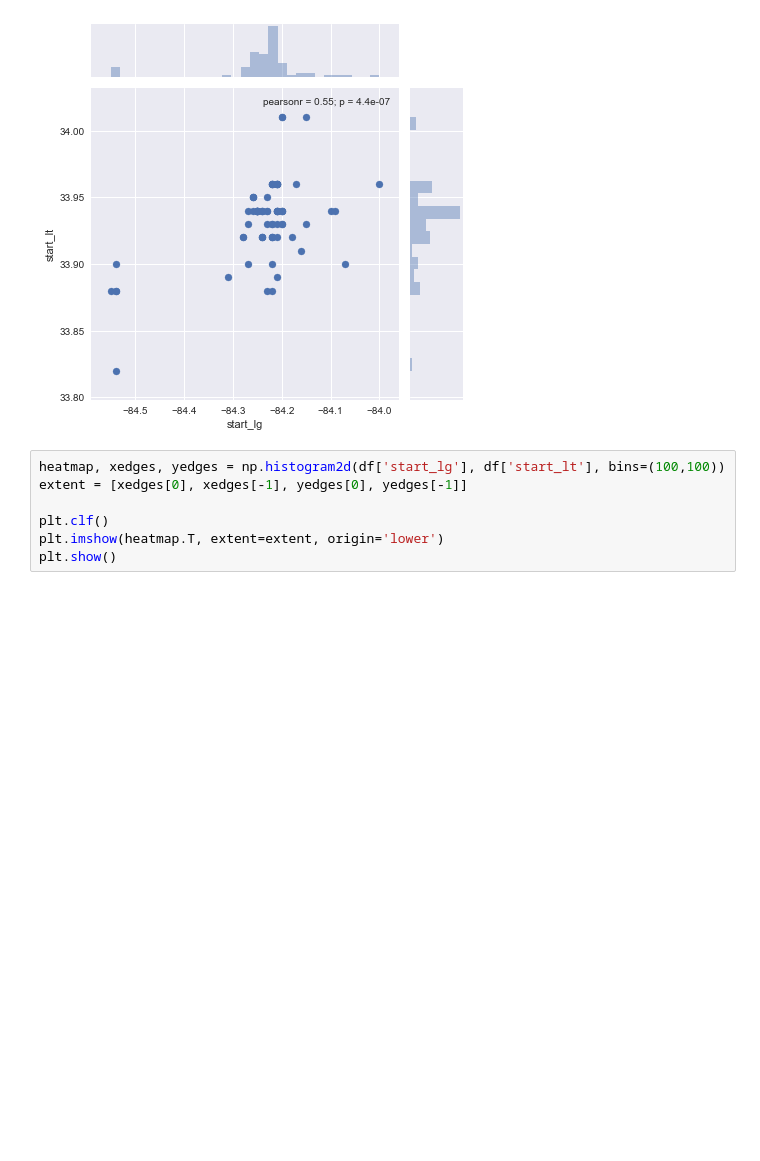
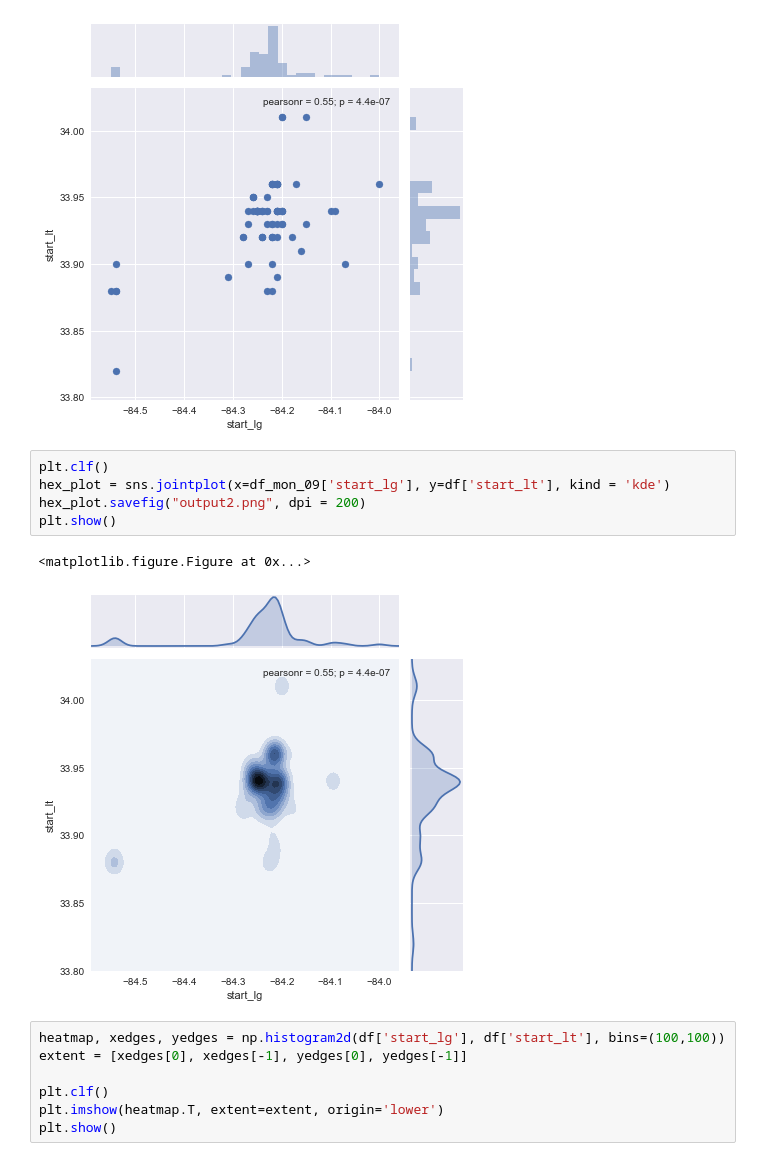
Before and after one commit to jingruli11/capstone, a Jupyter notebook: Clustering.ipynb, the cells around one changed output. Drawn from its saved outputs; the diff is of its cells as text; blank space fills up the shorter version.

Commit message:
Commit 5
Updates on images

```diff
--- a/Clustering.ipynb
+++ b/Clustering.ipynb
@@ -44,6 +44,14 @@ hex_plot.savefig("output3.png")
 plt.show()
 # %% [output]
 [figure]
+# %%
+plt.clf()
+hex_plot = sns.jointplot(x=df_mon_09['start_lg'], y=df['start_lt'], kind = 'kde')
+hex_plot.savefig("output2.png", dpi = 200)
+plt.show()
+# %% [output]
+<matplotlib.figure.Figure at 0x...>
+[figure, added]
 # %%
 heatmap, xedges, yedges = np.histogram2d(df['start_lg'], df['start_lt'], bins=(100,100))
 extent = [xedges[0], xedges[-1], yedges[0], yedges[-1]]
```
Also changed, not shown: 2 other files.
